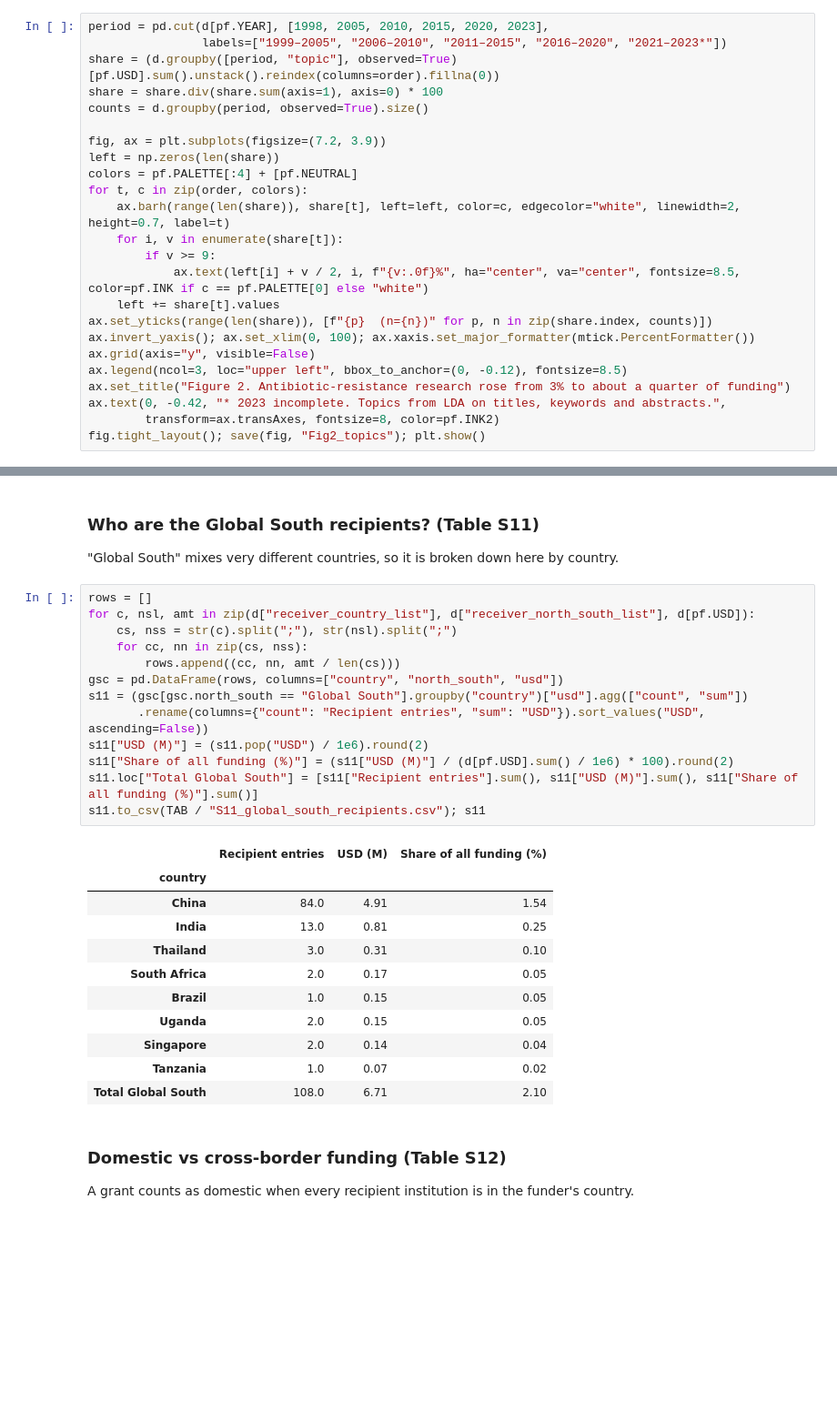
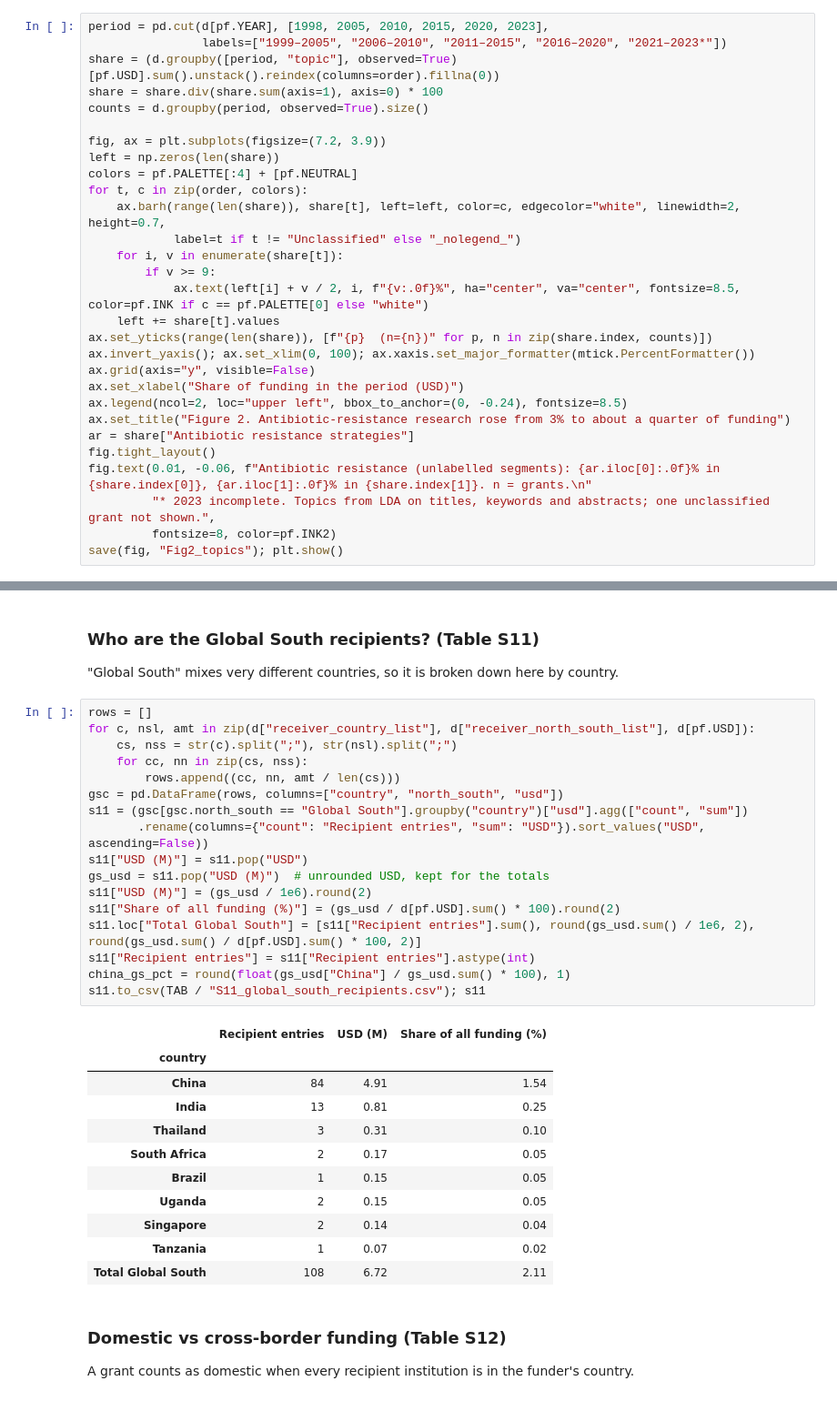
Before and after one commit to descartesmbogning/phage-therapy-funding, a Jupyter notebook: notebooks/03_main_analysis.ipynb, the cells around one changed output, grey strips where cells are left out. Shown at 91% size. Drawn from its saved outputs; the diff is of its cells as text; blank space fills up the shorter version.

```diff
--- a/notebooks/03_main_analysis.ipynb
+++ b/notebooks/03_main_analysis.ipynb
@@ -148,7 +148,8 @@ fig, ax = plt.subplots(figsize=(7.2, 3.9))
 left = np.zeros(len(share))
 colors = pf.PALETTE[:4] + [pf.NEUTRAL]
 for t, c in zip(order, colors):
-    ax.barh(range(len(share)), share[t], left=left, color=c, edgecolor="white", linewidth=2, height=0.7, label=t)
+    ax.barh(range(len(share)), share[t], left=left, color=c, edgecolor="white", linewidth=2, height=0.7,
+            label=t if t != "Unclassified" else "_nolegend_")
     for i, v in enumerate(share[t]):
         if v >= 9:
             ax.text(left[i] + v / 2, i, f"{v:.0f}%", ha="center", va="center", fontsize=8.5, color=pf.INK if c == pf.PALETTE[0] else "white")
@@ -156,9 +157,13 @@ for t, c in zip(order, colors):
 ax.set_yticks(range(len(share)), [f"{p}  (n={n})" for p, n in zip(share.index, counts)])
 ax.invert_yaxis(); ax.set_xlim(0, 100); ax.xaxis.set_major_formatter(mtick.PercentFormatter())
 ax.grid(axis="y", visible=False)
-ax.legend(ncol=3, loc="upper left", bbox_to_anchor=(0, -0.12), fontsize=8.5)
+ax.set_xlabel("Share of funding in the period (USD)")
+ax.legend(ncol=2, loc="upper left", bbox_to_anchor=(0, -0.24), fontsize=8.5)
 ax.set_title("Figure 2. Antibiotic-resistance research rose from 3% to about a quarter of funding")
-ax.text(0, -0.42, "* 2023 incomplete. Topics from LDA on titles, keywords and abstracts.",
-        transform=ax.transAxes, fontsize=8, color=pf.INK2)
-fig.tight_layout(); save(fig, "Fig2_topics"); plt.show()
+ar = share["Antibiotic resistance strategies"]
+fig.tight_layout()
+fig.text(0.01, -0.06, f"Antibiotic resistance (unlabelled segments): {ar.iloc[0]:.0f}% in {share.index[0]}, {ar.iloc[1]:.0f}% in {share.index[1]}. n = grants.\n"
+         "* 2023 incomplete. Topics from LDA on titles, keywords and abstracts; one unclassified grant not shown.",
+         fontsize=8, color=pf.INK2)
+save(fig, "Fig2_topics"); plt.show()
 # %% [output]
@@ -265,28 +274,32 @@ ctry.to_csv(TAB / "S5_countries.csv"); ctry.head(15)
 # %%
 rows = []
 for c, nsl, amt in zip(d["receiver_country_list"], d["receiver_north_south_list"], d[pf.USD]):
     cs, nss = str(c).split(";"), str(nsl).split(";")
     for cc, nn in zip(cs, nss):
         rows.append((cc, nn, amt / len(cs)))
 gsc = pd.DataFrame(rows, columns=["country", "north_south", "usd"])
 s11 = (gsc[gsc.north_south == "Global South"].groupby("country")["usd"].agg(["count", "sum"])
        .rename(columns={"count": "Recipient entries", "sum": "USD"}).sort_values("USD", ascending=False))
-s11["USD (M)"] = (s11.pop("USD") / 1e6).round(2)
-s11["Share of all funding (%)"] = (s11["USD (M)"] / (d[pf.USD].sum() / 1e6) * 100).round(2)
-s11.loc["Total Global South"] = [s11["Recipient entries"].sum(), s11["USD (M)"].sum(), s11["Share of all funding (%)"].sum()]
+s11["USD (M)"] = s11.pop("USD")
+gs_usd = s11.pop("USD (M)")  # unrounded USD, kept for the totals
+s11["USD (M)"] = (gs_usd / 1e6).round(2)
+s11["Share of all funding (%)"] = (gs_usd / d[pf.USD].sum() * 100).round(2)
+s11.loc["Total Global South"] = [s11["Recipient entries"].sum(), round(gs_usd.sum() / 1e6, 2), round(gs_usd.sum() / d[pf.USD].sum() * 100, 2)]
+s11["Recipient entries"] = s11["Recipient entries"].astype(int)
+china_gs_pct = round(float(gs_usd["China"] / gs_usd.sum() * 100), 1)
 s11.to_csv(TAB / "S11_global_south_recipients.csv"); s11
 # %% [output]
 |  | Recipient entries | USD (M) | Share of all funding (%) |
 | country |  |  |  |
-| China | 84.0 | 4.91 | 1.54 |
-| India | 13.0 | 0.81 | 0.25 |
-| Thailand | 3.0 | 0.31 | 0.10 |
-| South Africa | 2.0 | 0.17 | 0.05 |
-| Brazil | 1.0 | 0.15 | 0.05 |
-| Uganda | 2.0 | 0.15 | 0.05 |
-| Singapore | 2.0 | 0.14 | 0.04 |
-| Tanzania | 1.0 | 0.07 | 0.02 |
-| Total Global South | 108.0 | 6.71 | 2.10 |
+| China | 84 | 4.91 | 1.54 |
+| India | 13 | 0.81 | 0.25 |
+| Thailand | 3 | 0.31 | 0.10 |
+| South Africa | 2 | 0.17 | 0.05 |
+| Brazil | 1 | 0.15 | 0.05 |
+| Uganda | 2 | 0.15 | 0.05 |
+| Singapore | 2 | 0.14 | 0.04 |
+| Tanzania | 1 | 0.07 | 0.02 |
+| Total Global South | 108 | 6.72 | 2.11 |
 # %% [markdown]
 ### Domestic vs cross-border funding (Table S12)
 A grant counts as domestic when every recipient institution is in the funder's country.
```
Also changed, not shown: parts of 7 cells of this notebook, 40 other files.
